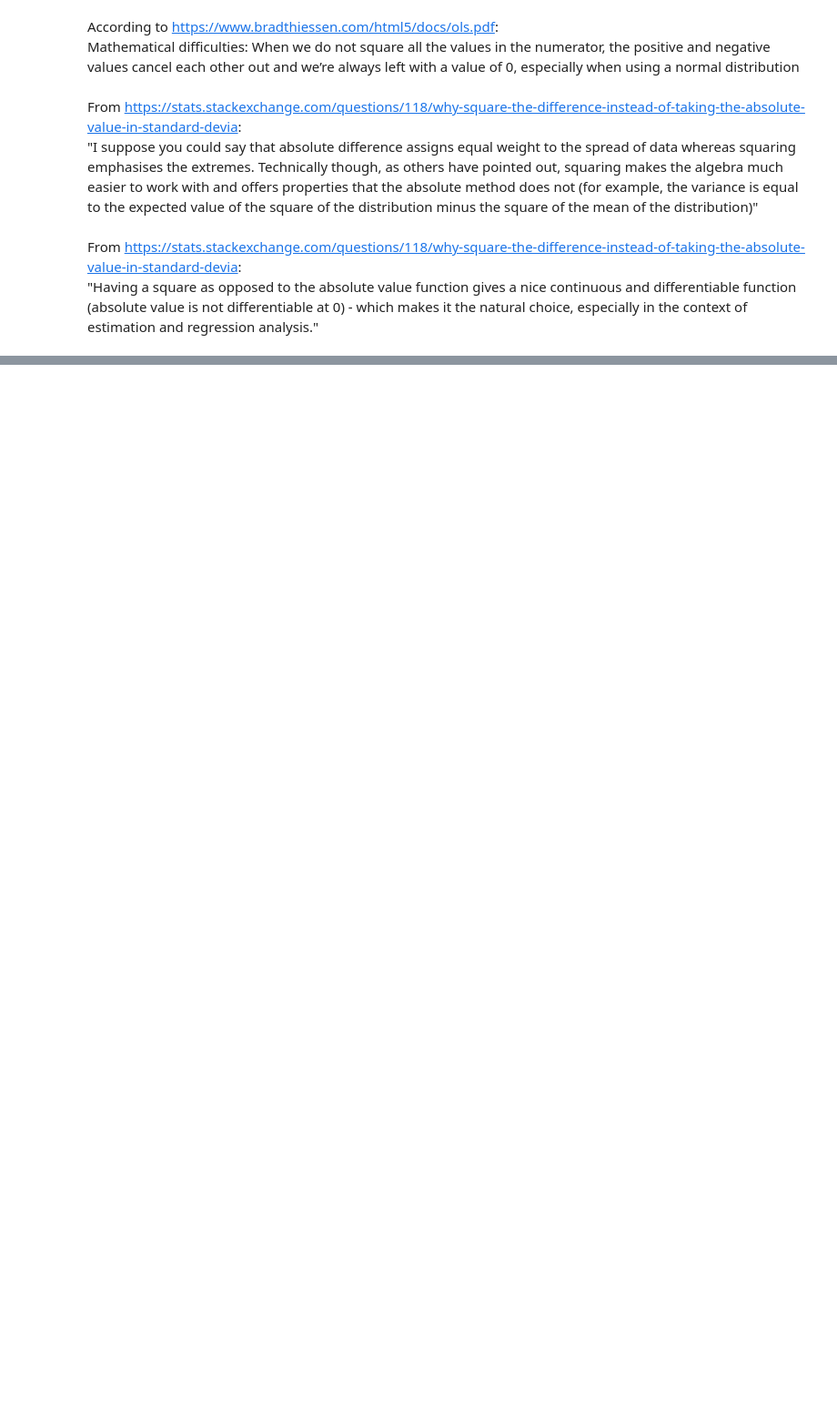
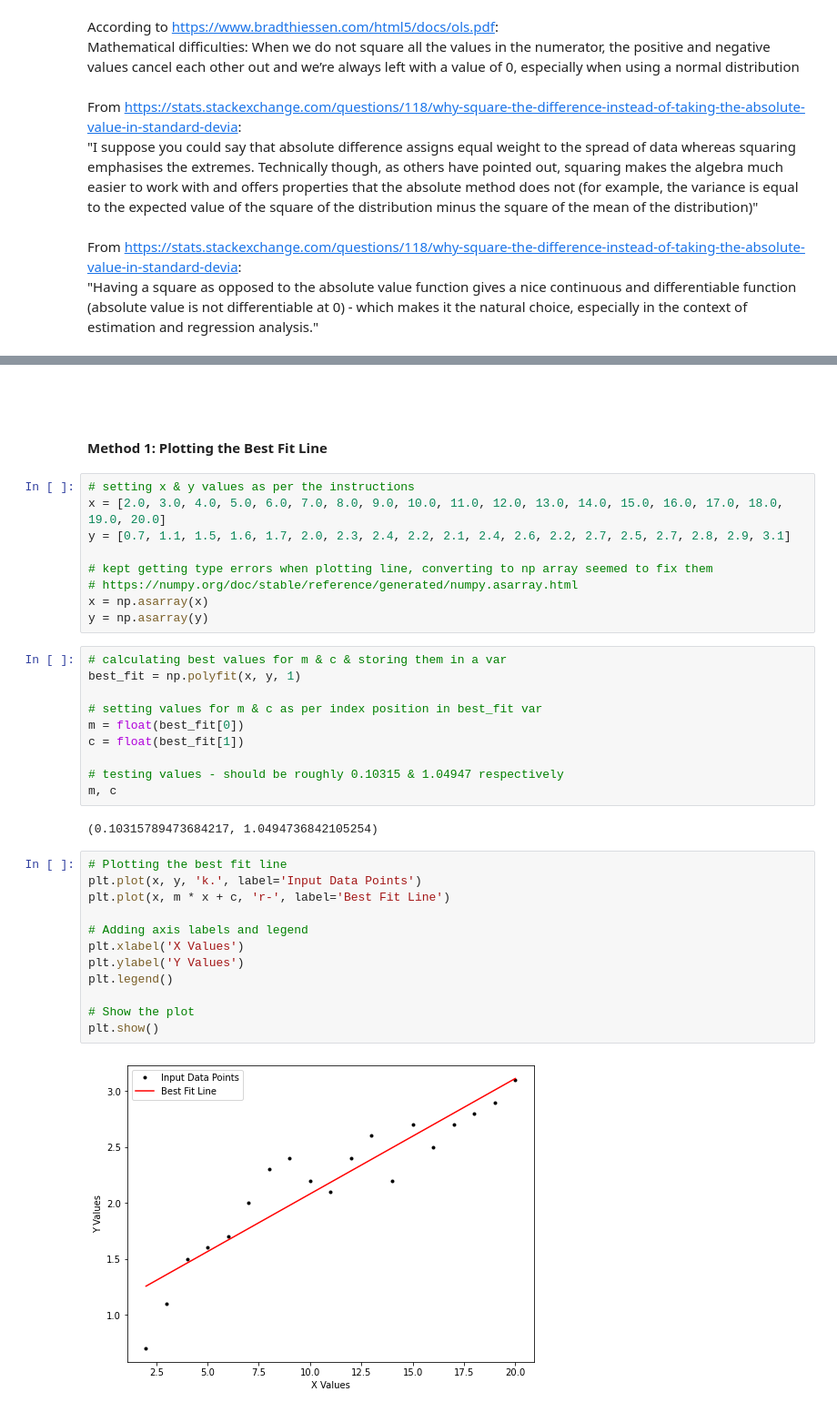
Before and after one commit to G00398258/machinelearningstats-portfolio, a Jupyter notebook: Practicals/02-models-exercises.ipynb, the cells around one changed output, grey strips where cells are left out. Shown at 91% size. Saved outputs shown, nothing was run; the diff lists cells and outputs as text; blank space fills up the shorter version.

Commit message:
Finished first part of Models exercise 2 (plotting best fit line)

```diff
--- a/Practicals/02-models-exercises.ipynb
+++ b/Practicals/02-models-exercises.ipynb
@@ -176,0 +189,39 @@ From https://stats.stackexchange.com/questions/118/why-square-the-difference-ins
+# %% [markdown]
+<br>
+# %% [markdown]
+#### Method 1: Plotting the Best Fit Line
+# %%
+# setting x & y values as per the instructions
+x = [2.0, 3.0, 4.0, 5.0, 6.0, 7.0, 8.0, 9.0, 10.0, 11.0, 12.0, 13.0, 14.0, 15.0, 16.0, 17.0, 18.0, 19.0, 20.0]
+y = [0.7, 1.1, 1.5, 1.6, 1.7, 2.0, 2.3, 2.4, 2.2, 2.1, 2.4, 2.6, 2.2, 2.7, 2.5, 2.7, 2.8, 2.9, 3.1]
+
+# kept getting type errors when plotting line, converting to np array seemed to fix them
+# https://numpy.org/doc/stable/reference/generated/numpy.asarray.html
+x = np.asarray(x)
+y = np.asarray(y)
+# %%
+# calculating best values for m & c & storing them in a var
+best_fit = np.polyfit(x, y, 1)
+
+# setting values for m & c as per index position in best_fit var
+m = float(best_fit[0])
+c = float(best_fit[1])
+
+# testing values - should be roughly 0.10315 & 1.04947 respectively
+m, c
+# %% [output]
+(0.10315789473684217, 1.0494736842105254)
+# %%
+# Plotting the best fit line
+plt.plot(x, y, 'k.', label='Input Data Points')
+plt.plot(x, m * x + c, 'r-', label='Best Fit Line')
+
+# Adding axis labels and legend
+plt.xlabel('X Values')
+plt.ylabel('Y Values')
+plt.legend()
+
+# Show the plot
+plt.show()
+# %% [output]
+[figure, added]
```
Also changed, not shown: parts of 16 cells of this notebook.
